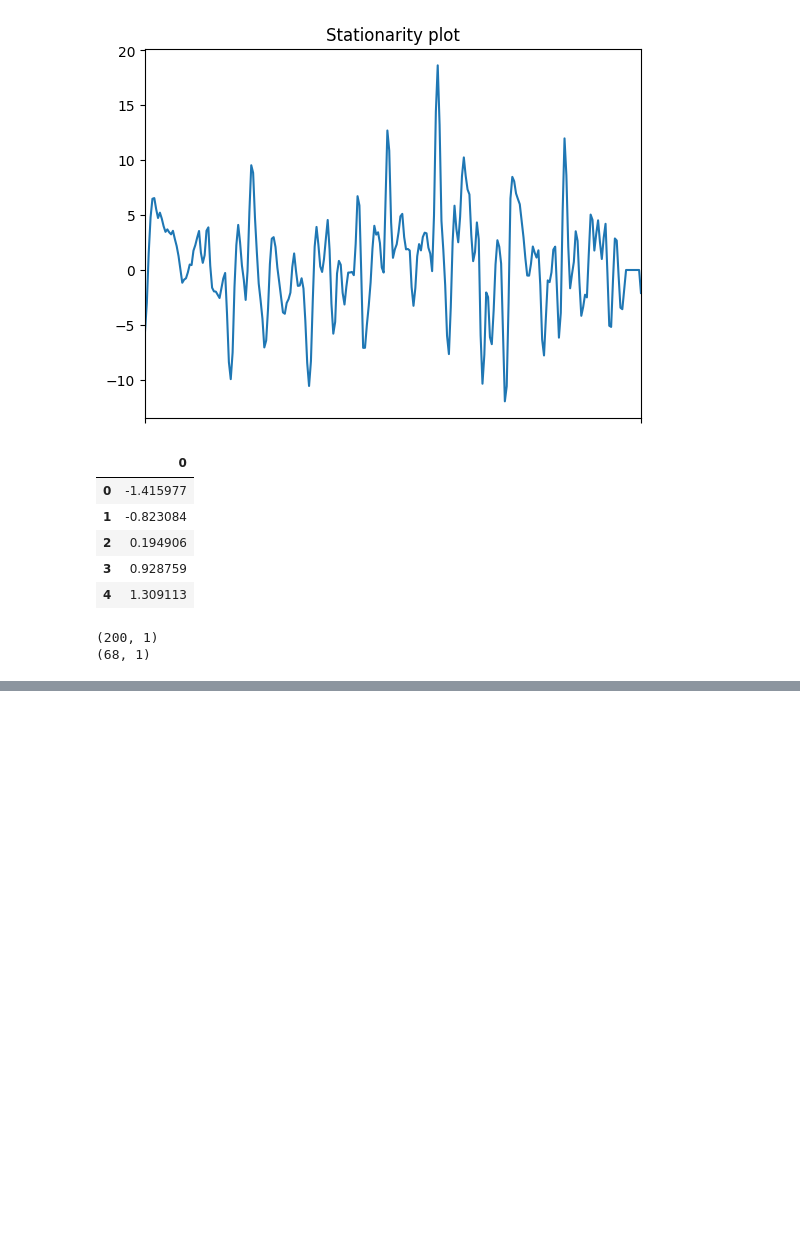
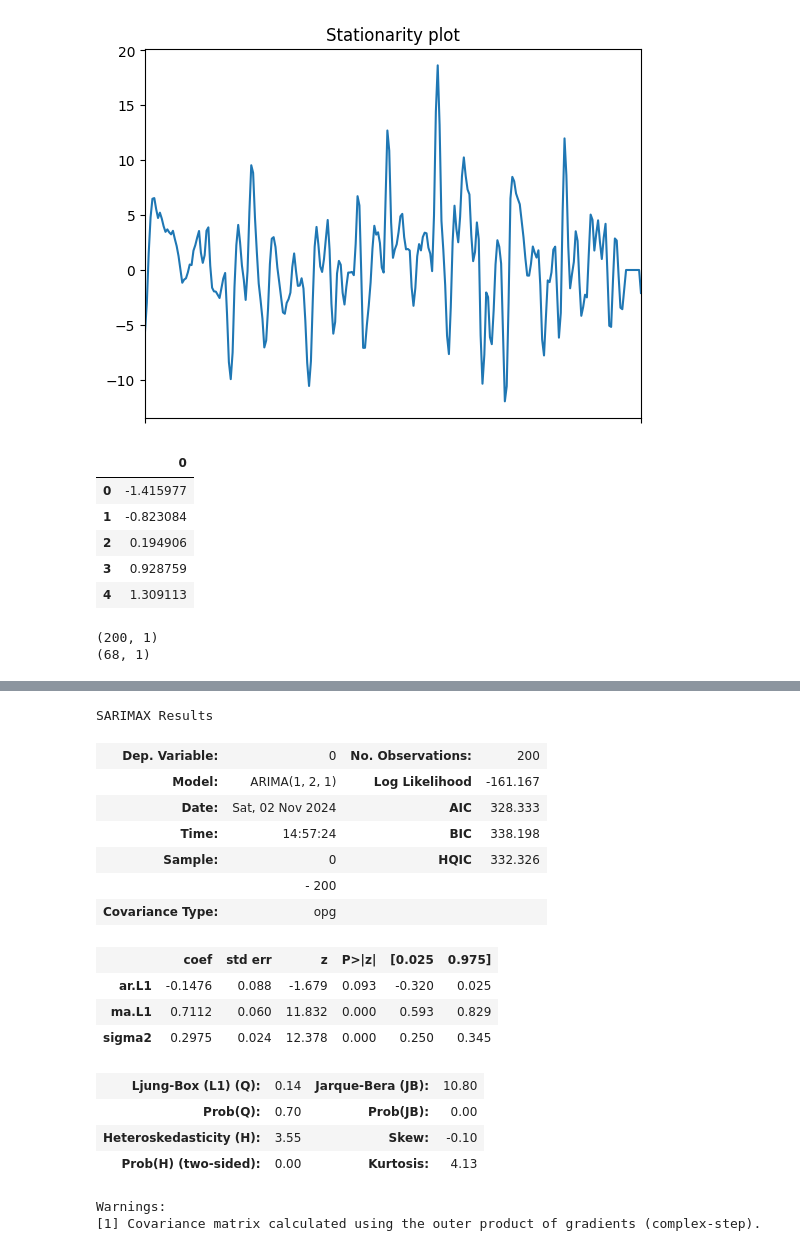
Before and after one commit to cisco00/data-eng-task, a Jupyter notebook: notebooks/forecastingModel.ipynb, the cells around one changed output, grey strips where cells are left out. Cells and saved outputs as stored; diff of their text form; code cells hidden in the pictures; blank space fills up the shorter version.

```diff
--- a/notebooks/forecastingModel.ipynb
+++ b/notebooks/forecastingModel.ipynb
@@ -288 +264,26 @@ X_test, y_test = X[split:], y[split:]
+# %%
+p, d, q = 1, 2, 1
+model = ARIMA(X_train, order=(p, d, q))
+model_fit = model.fit()
+model_summary = model_fit.summary()
+model_summary
+# %% [output]
+SARIMAX Results
+| Dep. Variable: | 0 | No. Observations: | 200 |
+| Model: | ARIMA(1, 2, 1) | Log Likelihood | -161.167 |
+| Date: | Sat, 02 Nov 2024 | AIC | 328.333 |
+| Time: | 14:57:24 | BIC | 338.198 |
+| Sample: | 0 | HQIC | 332.326 |
+|  | - 200 |  |  |
+| Covariance Type: | opg |  |  |
+|  | coef | std err | z | P>|z| | [0.025 | 0.975] |
+| ar.L1 | -0.1476 | 0.088 | -1.679 | 0.093 | -0.320 | 0.025 |
+| ma.L1 | 0.7112 | 0.060 | 11.832 | 0.000 | 0.593 | 0.829 |
+| sigma2 | 0.2975 | 0.024 | 12.378 | 0.000 | 0.250 | 0.345 |
+| Ljung-Box (L1) (Q): | 0.14 | Jarque-Bera (JB): | 10.80 |
+| Prob(Q): | 0.70 | Prob(JB): | 0.00 |
+| Heteroskedasticity (H): | 3.55 | Skew: | -0.10 |
+| Prob(H) (two-sided): | 0.00 | Kurtosis: | 4.13 |
+Warnings:
+[1] Covariance matrix calculated using the outer product of gradients (complex-step).
 # %%
```
Also changed, not shown: parts of 9 cells of this notebook, 3 other files.
